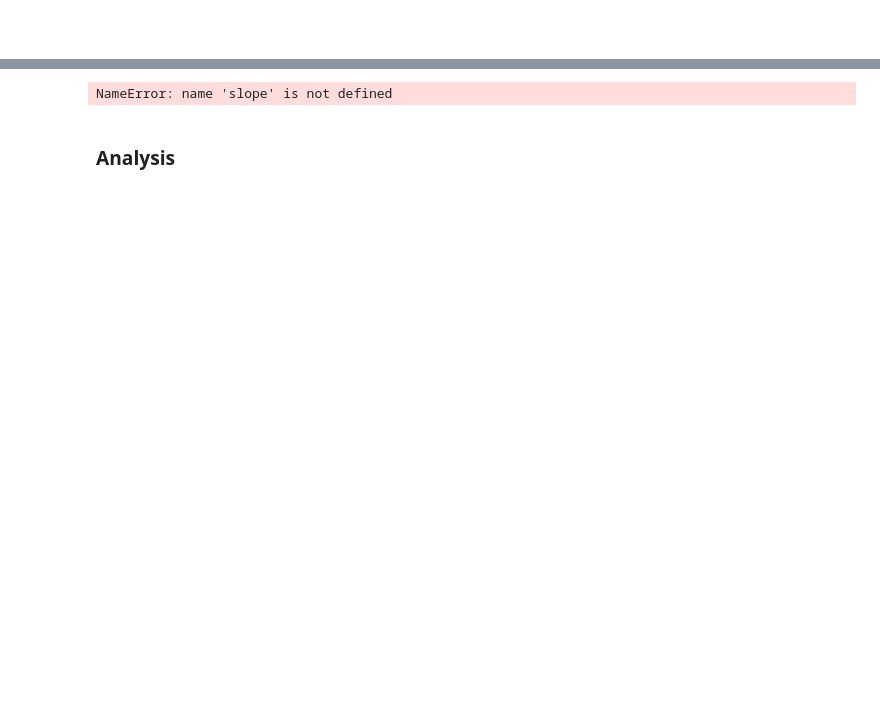
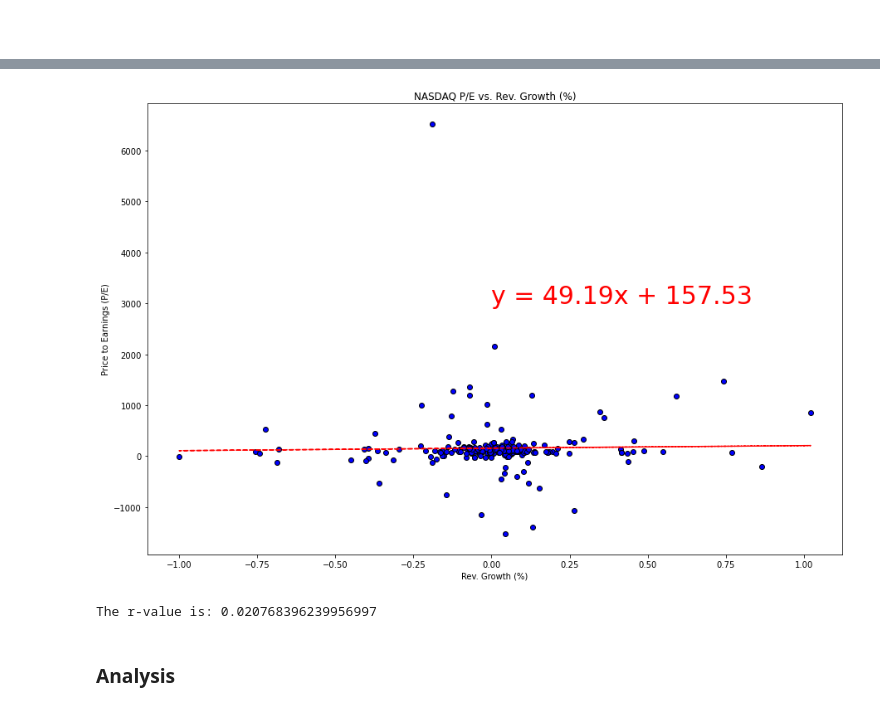
Before and after one commit to m1nsun9/Tech_Bubble_Analysis, a Jupyter notebook: Final_Nasdaq_Data/Nasdaq_Analysis.ipynb, the cells around one changed output, grey strips where cells are left out. Saved outputs shown, nothing was run; the diff lists cells and outputs as text; code cells hidden in the pictures; blank space fills up the shorter version.

Commit message:
changed the p/e v. rev growth graph to exclude outliers

```diff
--- a/Final_Nasdaq_Data/Nasdaq_Analysis.ipynb
+++ b/Final_Nasdaq_Data/Nasdaq_Analysis.ipynb
@@ -131,37 +132,41 @@ dtale.show(clean_nasdaq_df)
 # %%
 q1_rev = clean_nasdaq_df["Q1 Rev Growth"].to_list()
 q2_rev = clean_nasdaq_df["Q2 Rev Growth"].to_list()
 q3_rev = clean_nasdaq_df["Q3 Rev Growth"].to_list()
 
-
-
 q1_pe = clean_nasdaq_df["Q1 P/E"].to_list()
 q2_pe = clean_nasdaq_df["Q2 P/E"].to_list()
 q3_pe = clean_nasdaq_df["Q3 P/E"].to_list()
+
+# removes the largest outliers in the dataset
+q3_rev.remove(max(q3_rev))
+q3_pe.remove(q3_pe[q3_rev.index(max(q3_rev))])
+q3_rev.remove(q3_rev[q3_pe.index(max(q3_pe))])
+q3_pe.remove(max(q3_pe))
 
 rev_growth = q1_rev + q2_rev + q3_rev
 pe_ratios = q1_pe + q2_pe + q3_pe
 
 x_values = np.array(rev_growth)
 y_values = np.array(pe_ratios)
-regress_values = x_values * slope + intercept
 
 slope, intercept, r_value, p_value, std_err = stats.linregress(x_values, y_values)
+regress_values = x_values * slope + intercept
 line_eq = "y = " + str(round(slope,2)) + "x + " + str(round(intercept,2))
 
-plt.subplots(figsize=(20,10))
+plt.subplots(figsize=(15, 10))
 plt.plot(x_values, regress_values, "r--")
-plt.annotate(line_eq,(0,10000),fontsize=30, color="red")
+plt.annotate(line_eq,(0,3000),fontsize=30, color="red")
 plt.scatter(x_values, y_values, edgecolors="black", facecolors="blue")
 plt.xlabel("Rev. Growth (%)")
 plt.ylabel("Price to Earnings (P/E)")
 plt.title("NASDAQ P/E vs. Rev. Growth (%)")
-plt.show()
 plt.savefig("../graphs/nasdaq_rev_pe.png")
 plt.show()
-print(f"The rvalue is: {r_value}")
+print(f"The r-value is: {r_value}")
 #print("R-squared: %f" % r_value**2)
 # %% [output]
+[figure, added]
-NameError: name 'slope' is not defined
+The r-value is: 0.020768396239956997
 # %% [markdown]
 ### Analysis ###
```
Also changed, not shown: parts of 2 cells of this notebook, 2 other files.
